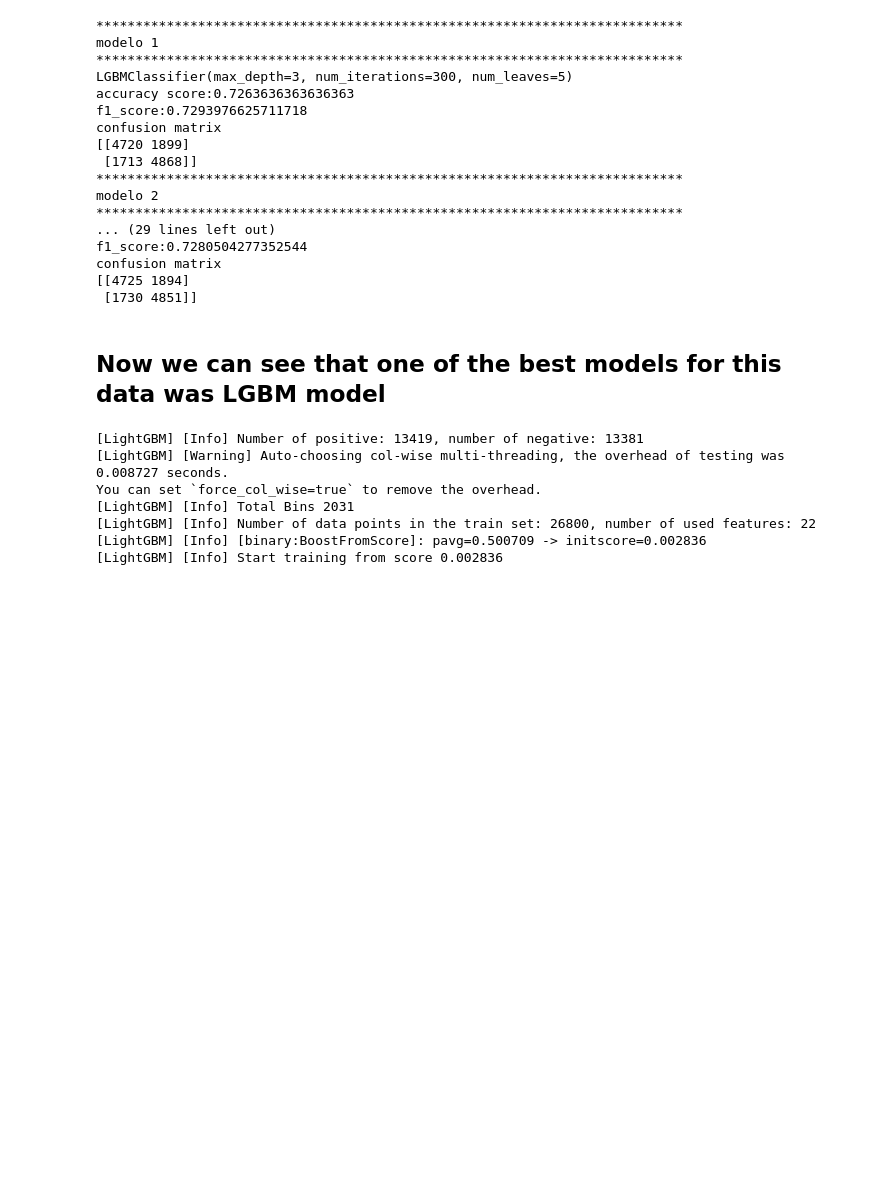
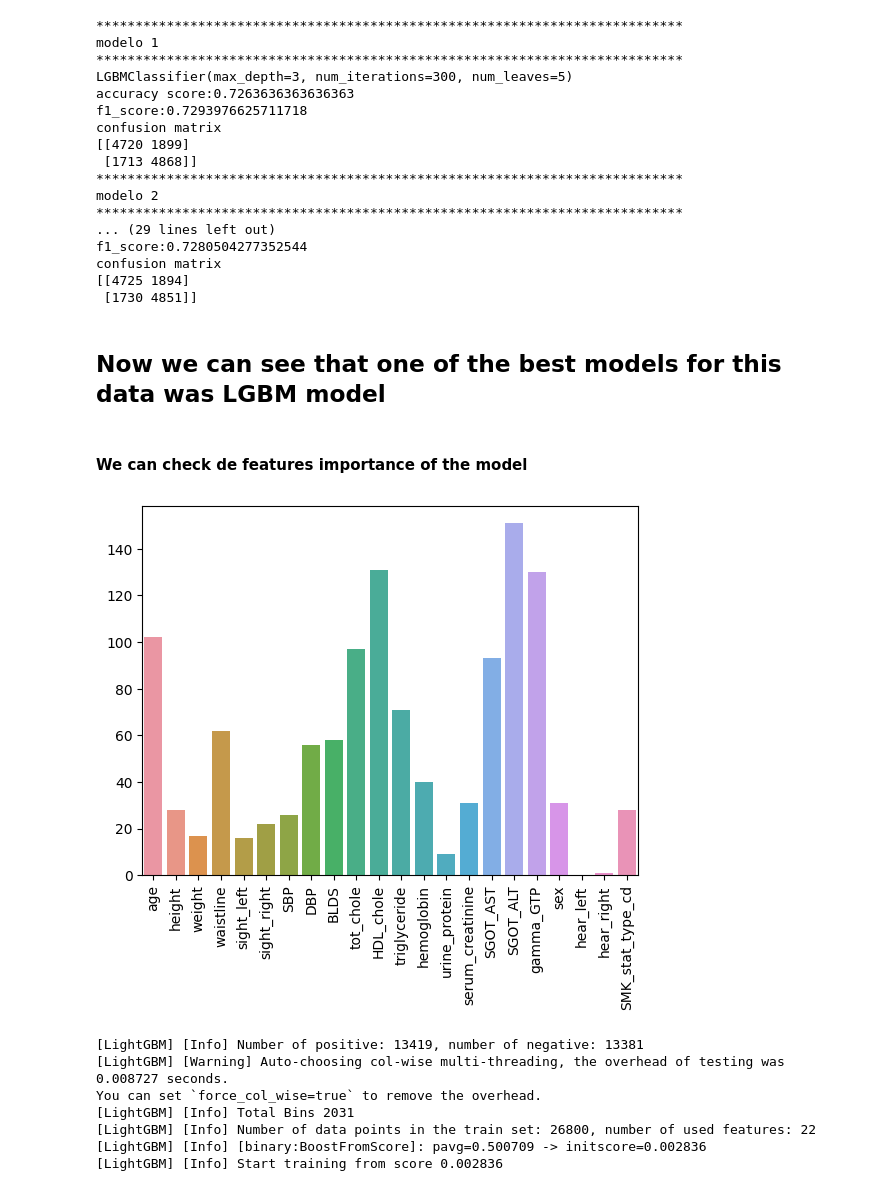
Before and after one commit to Santiago-Rosas/Deployment-LGBMClasiffier, a Jupyter notebook: notebooks/notebook.ipynb, the cells around one changed output. Drawn from its saved outputs; the diff is of its cells as text; code cells hidden in the pictures; blank space fills up the shorter version.

```diff
--- a/notebooks/notebook.ipynb
+++ b/notebooks/notebook.ipynb
@@ -511,6 +511,21 @@ confusion matrix
  [1730 4851]]
 # %% [markdown]
 ## Now we can see that one of  the best models for this data was  LGBM model
+# %% [markdown]
+#### We can check de features importance of the model
+# %%
+##the columns transfromer change the order of the columns so we need to reoreder columns
+##in order to see the correct feature importance
+order=[1, 2, 3, 4, 5, 6, 9, 10, 11, 12, 13, 14, 15, 16, 17, 18, 19, 20,0, 7, 8, 21]
+new_column_oredr=[]
+for i in order:
+    new_column_oredr.append(df_2.columns[i])
+# %%
+sns.barplot(y=best_model_LGBM.feature_importances_,x=new_column_oredr)
+plt.xticks(rotation=90)
+plt.show()
+# %% [output]
+[figure, added]
 # %%
 model=LGBMClassifier(learning_rate=0.1, max_depth=3, num_iterations=300, num_leaves=5, random_state=42).fit(X_train, y_train)
 # %% [output]
```
Also changed, not shown: 13 other files.
